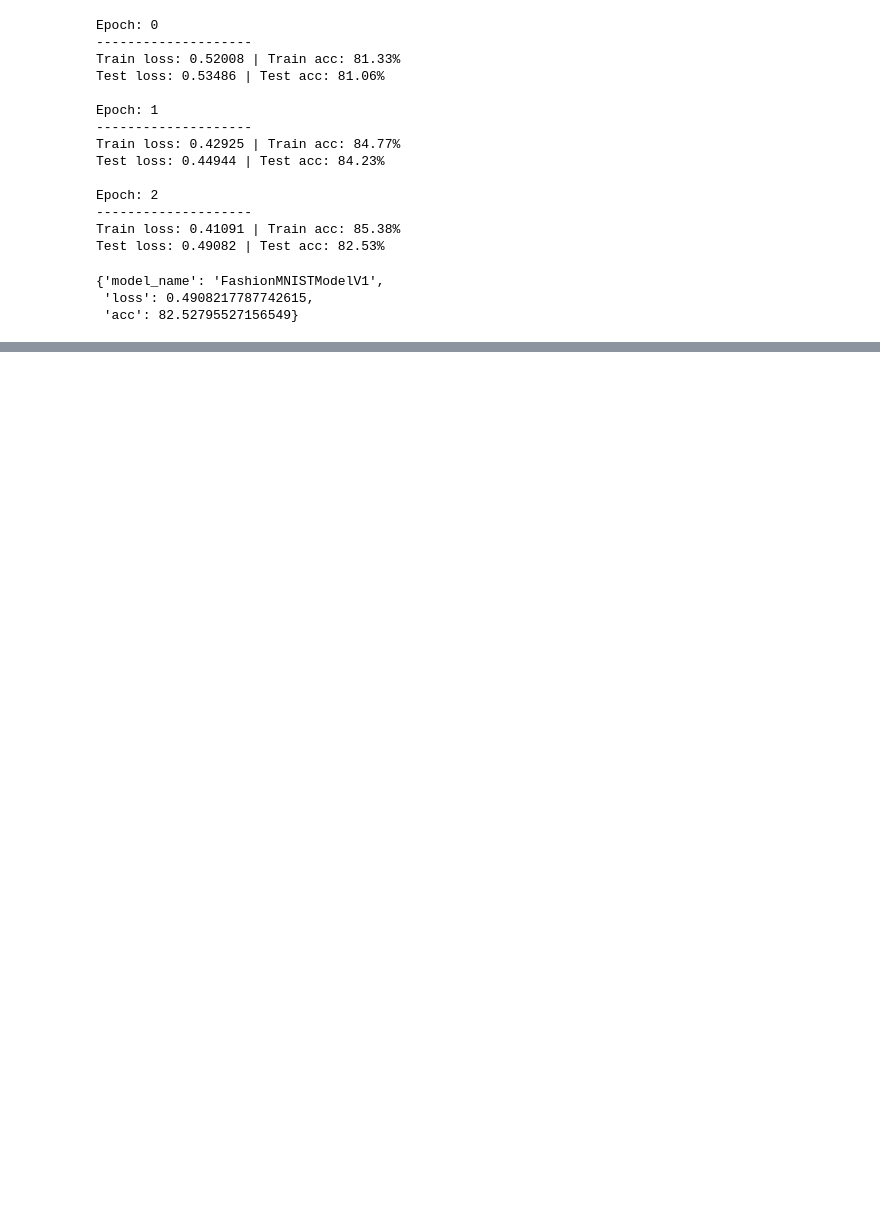
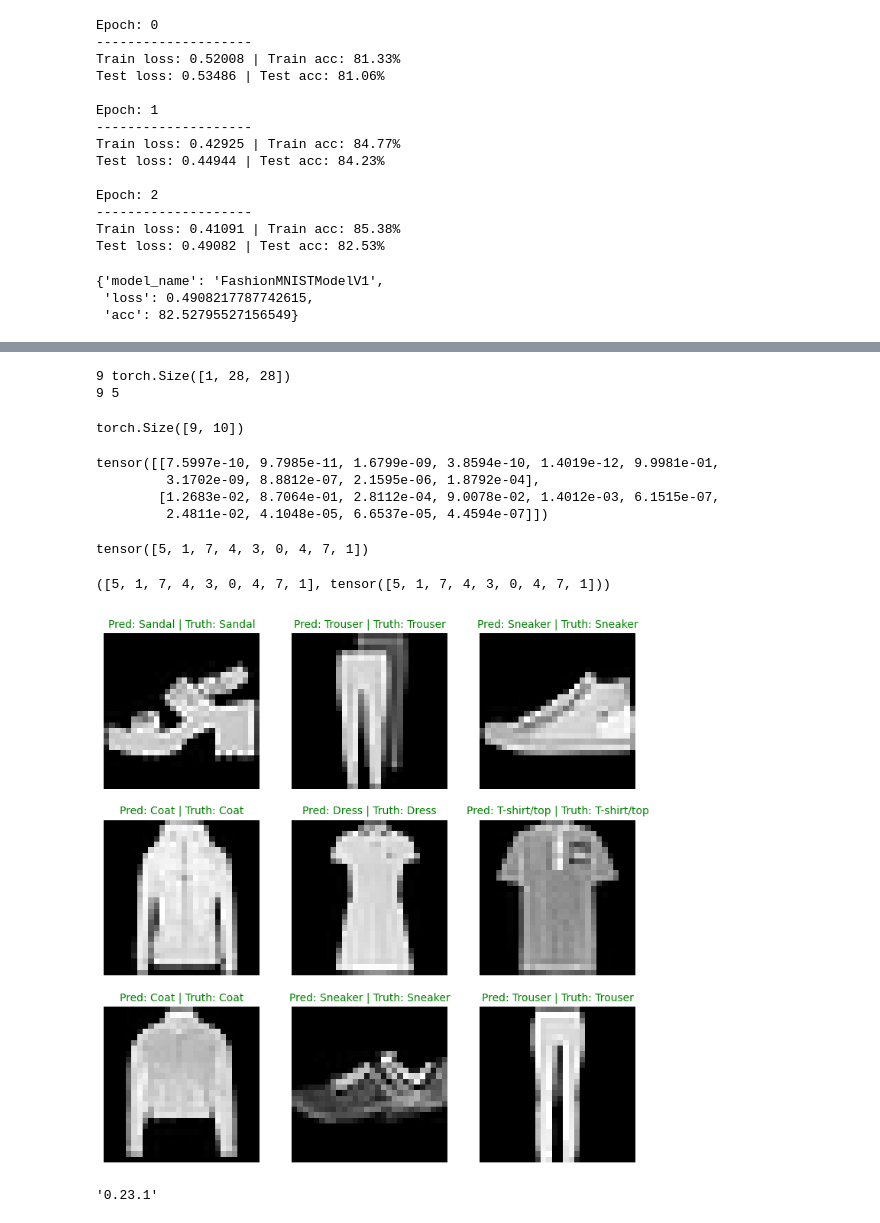
Before and after one commit to kjs2109/ZTM_PyTorch, a Jupyter notebook: PyTorch/03_PyTorch_Computer_Vision.ipynb, the cells around one changed output, grey strips where cells are left out. Saved outputs shown, nothing was run; the diff lists cells and outputs as text; code cells hidden in the pictures; blank space fills up the shorter version.

```diff
--- a/PyTorch/03_PyTorch_Computer_Vision.ipynb
+++ b/PyTorch/03_PyTorch_Computer_Vision.ipynb
@@ -457,0 +713,65 @@ model_0_results
+# %%
+import random
+
+random.seed(42)
+test_samples = []
+test_labels = []
+
+for sample, label in random.sample(list(test_data), k=9):
+    test_samples.append(sample)
+    test_labels.append(label)
+
+print(len(test_samples), test_samples[0].shape)
+print(len(test_labels), test_labels[0])
+# %% [output]
+9 torch.Size([1, 28, 28])
+9 5
+# %%
+pred_probs = make_predictions(model=model_2, data=test_samples, device=device)
+
+print(pred_probs.shape)
+pred_probs[:2]
+# %% [output]
+torch.Size([9, 10])
+tensor([[7.5997e-10, 9.7985e-11, 1.6799e-09, 3.8594e-10, 1.4019e-12, 9.9981e-01,
+         3.1702e-09, 8.8812e-07, 2.1595e-06, 1.8792e-04],
+        [1.2683e-02, 8.7064e-01, 2.8112e-04, 9.0078e-02, 1.4012e-03, 6.1515e-07,
+         2.4811e-02, 4.1048e-05, 6.6537e-05, 4.4594e-07]])
+# %%
+pred_classes = pred_probs.argmax(dim=-1)
+pred_classes
+# %% [output]
+tensor([5, 1, 7, 4, 3, 0, 4, 7, 1])
+# %%
+test_labels, pred_classes
+# %% [output]
+([5, 1, 7, 4, 3, 0, 4, 7, 1], tensor([5, 1, 7, 4, 3, 0, 4, 7, 1]))
+# %%
+import matplotlib.pyplot as plt
+
+plt.figure(figsize=(9, 9))
+nrows = 3
+ncols = 3
+
+for i, sample in enumerate(test_samples):
+    plt.subplot(nrows, ncols, i+1)
+    plt.imshow(sample.squeeze(), cmap='gray')
+
+    pred_label = class_names[pred_classes[i]]
+    truth_label = class_names[test_labels[i]]
+
+    title_text = f"Pred: {pred_label} | Truth: {truth_label}"
+
+    if pred_label == truth_label:
+        plt.title(title_text, fontsize=10, c="g")
+    else:
+        plt.title(title_text, fontsize=10, c="r")
+
+    plt.axis(False)
+# %% [output]
+[figure, added]
+# %%
+import mlxtend
+mlxtend.__version__
+# %% [output]
+'0.23.1'
```
Also changed, not shown: parts of 21 cells of this notebook.
